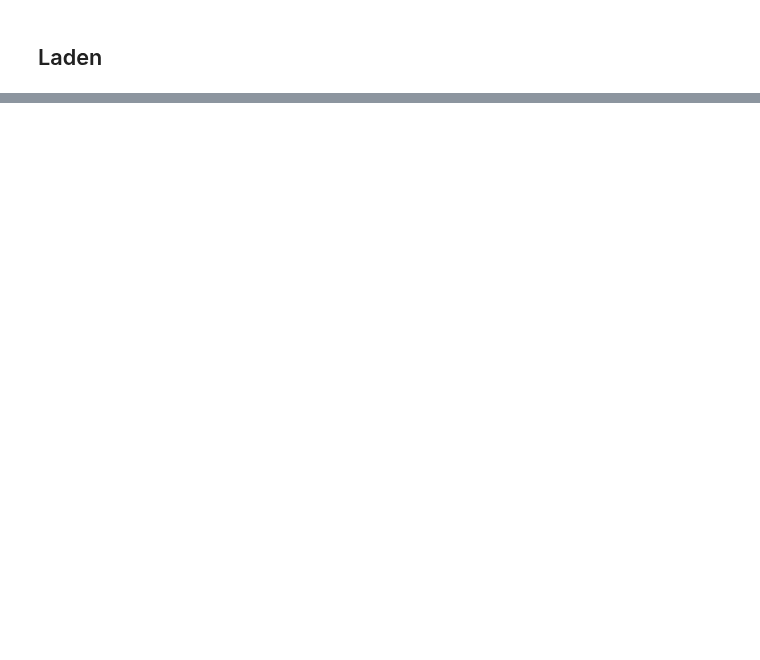
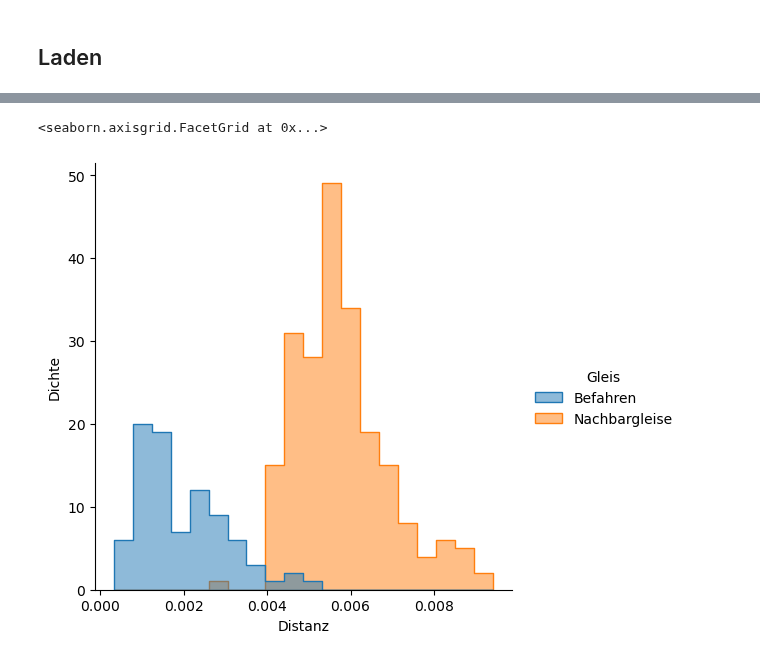
Before and after one commit to florianneukirchen/gleis-versuche, a Jupyter notebook: 39_compare_my_icp.ipynb, the cells around one changed output, grey strips where cells are left out. Drawn from its saved outputs; the diff is of its cells as text; code cells hidden in the pictures; blank space fills up the shorter version.

```diff
--- a/39_compare_my_icp.ipynb
+++ b/39_compare_my_icp.ipynb
@@ -656,0 +665,16 @@ for cluster_this, clustercenter, cluster_other, center_other, eigenvects in pair
+# %%
+import pandas as pd
+import seaborn as sns
+df = pd.DataFrame({
+    "Distanz": distances,
+    "side": side
+})
+
+df["Gleis"] = "Nachbargleise"
+df.loc[df["side"] == 0, "Gleis"] = "Befahren"
+# %%
+g = sns.displot(data=df[df["Distanz"]<=0.01], x="Distanz", hue="Gleis", bins=20, alpha=0.5, element="step")
+g.set_axis_labels(x_var="Distanz", y_var="Dichte")
+# %% [output]
+<seaborn.axisgrid.FacetGrid at 0x...>
+[figure, added]
```
Also changed, not shown: parts of 28 cells of this notebook, 18 other files.
